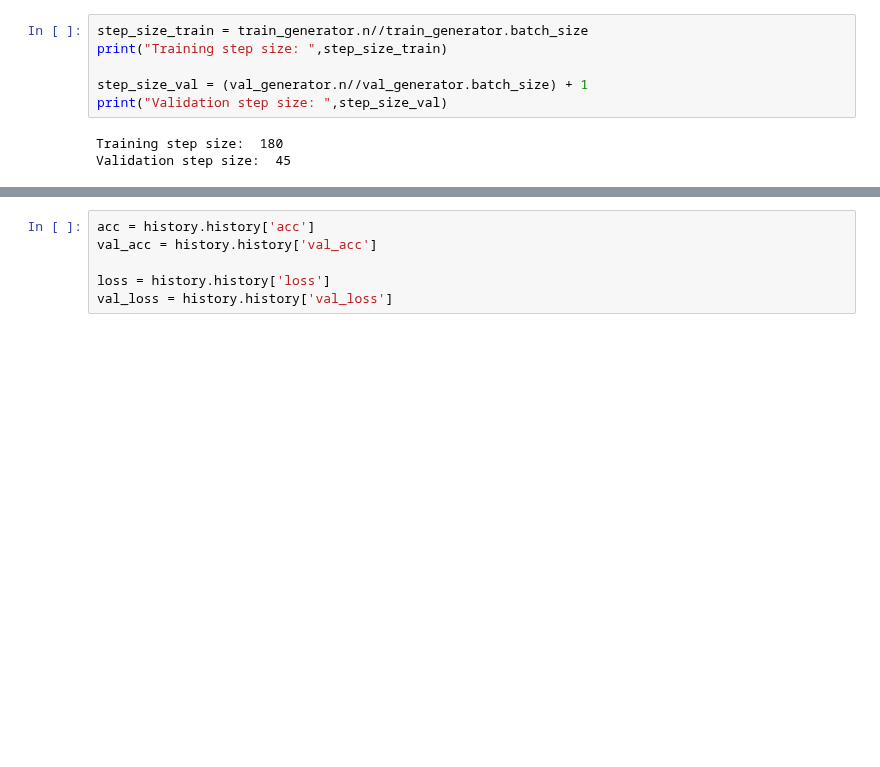
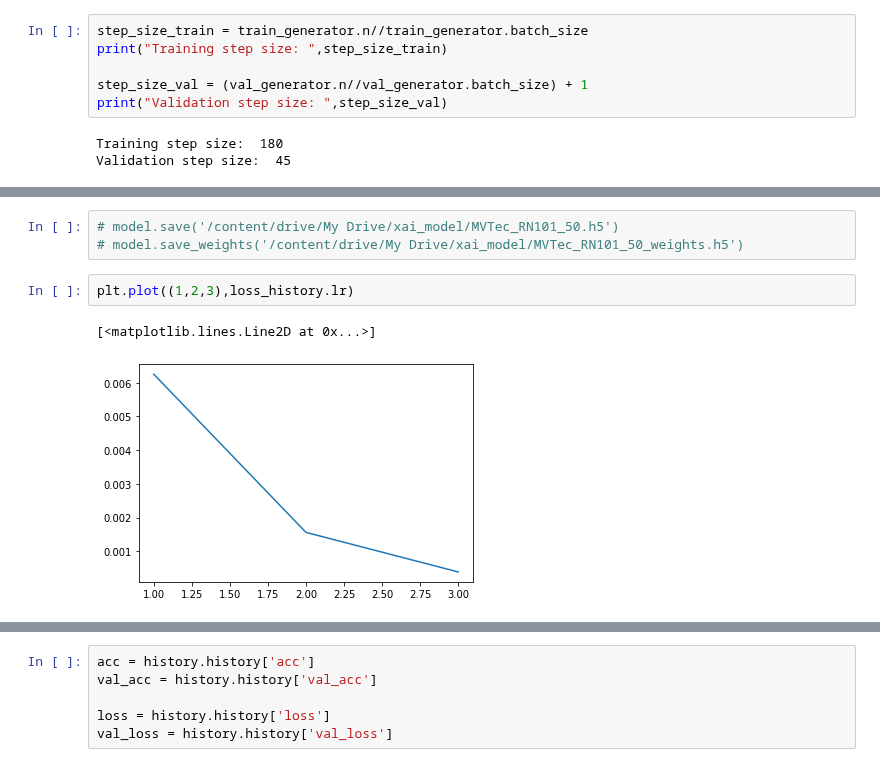
Before and after one commit to mahesh-sudhakar/NEU_XAI, a Jupyter notebook: MVTec_ResNet101V2.ipynb, the cells around one changed output, grey strips where cells are left out. Saved outputs shown, nothing was run; the diff lists cells and outputs as text; blank space fills up the shorter version.

```diff
--- a/MVTec_ResNet101V2.ipynb
+++ b/MVTec_ResNet101V2.ipynb
@@ -171,3 +226,11 @@ Epoch 3/3
+# %%
+# model.save('/content/drive/My Drive/xai_model/MVTec_RN101_50.h5')
+# model.save_weights('/content/drive/My Drive/xai_model/MVTec_RN101_50_weights.h5')
+# %%
+plt.plot((1,2,3),loss_history.lr)
+# %% [output]
+[<matplotlib.lines.Line2D at 0x...>]
+[figure, added]
 # %%
 scores = model.evaluate_generator(generator=val_generator,
                          steps=step_size_val,verbose = 1)
```
Also changed, not shown: parts of 24 cells of this notebook.
